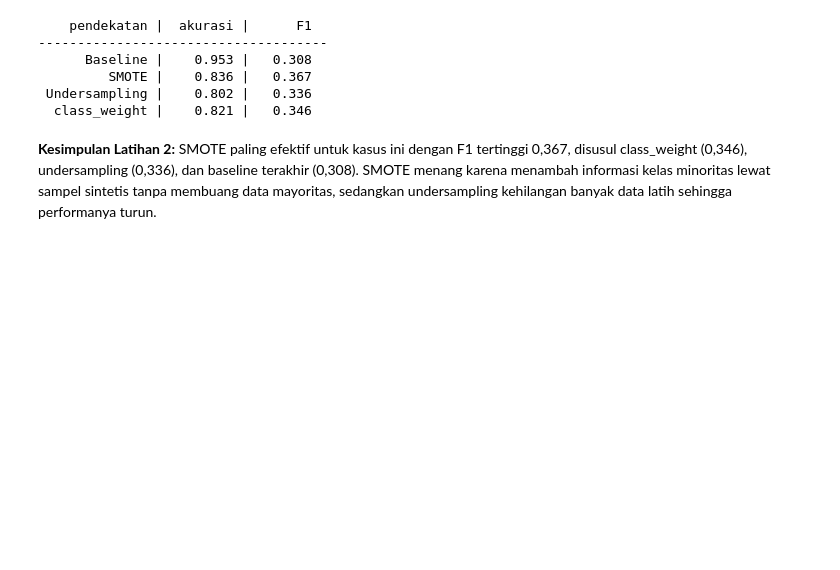
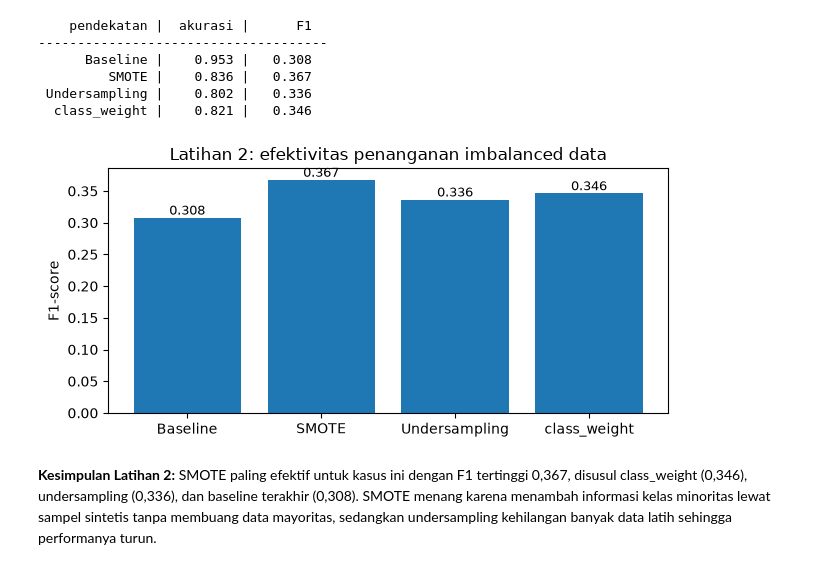
Before and after one commit to dandienter/praktikumML, a Jupyter notebook: bab-03-data-preparation/praktikum-bab-03.ipynb, the cells around one changed output. Drawn from its saved outputs; the diff is of its cells as text; code cells hidden in the pictures; blank space fills up the shorter version.

```diff
--- a/bab-03-data-preparation/praktikum-bab-03.ipynb
+++ b/bab-03-data-preparation/praktikum-bab-03.ipynb
@@ -225,6 +248,23 @@ for nama, model in [("Baseline", model_base), ("SMOTE", model_smote),
          SMOTE |    0.836 |   0.367
  Undersampling |    0.802 |   0.336
   class_weight |    0.821 |   0.346
+# %%
+# Grafik Latihan 2: perbandingan F1 keempat pendekatan imbalance
+hasil_imb = {}
+for nama, model in [("Baseline", model_base), ("SMOTE", model_smote),
+                    ("Undersampling", model_rus), ("class_weight", model_cw)]:
+    hasil_imb[nama] = f1_score(y_test, model.predict(X_test))
+plt.figure(figsize=(6.5, 3.2))
+bars = plt.bar(hasil_imb.keys(), hasil_imb.values())
+plt.ylabel("F1-score")
+plt.title("Latihan 2: efektivitas penanganan imbalanced data")
+for b, v in zip(bars, hasil_imb.values()):
+    plt.text(b.get_x() + b.get_width()/2, v + 0.005, f"{v:.3f}",
+             ha="center", fontsize=9)
+plt.tight_layout()
+plt.show()
+# %% [output]
+[figure, added]
 # %% [markdown]
 **Kesimpulan Latihan 2:** SMOTE paling efektif untuk kasus ini dengan F1 tertinggi 0,367, disusul class_weight (0,346), undersampling (0,336), dan baseline terakhir (0,308). SMOTE menang karena menambah informasi kelas minoritas lewat sampel sintetis tanpa membuang data mayoritas, sedangkan undersampling kehilangan banyak data latih sehingga performanya turun.
 # %% [markdown]
```
Also changed, not shown: parts of 1 cell of this notebook, 13 other files.
